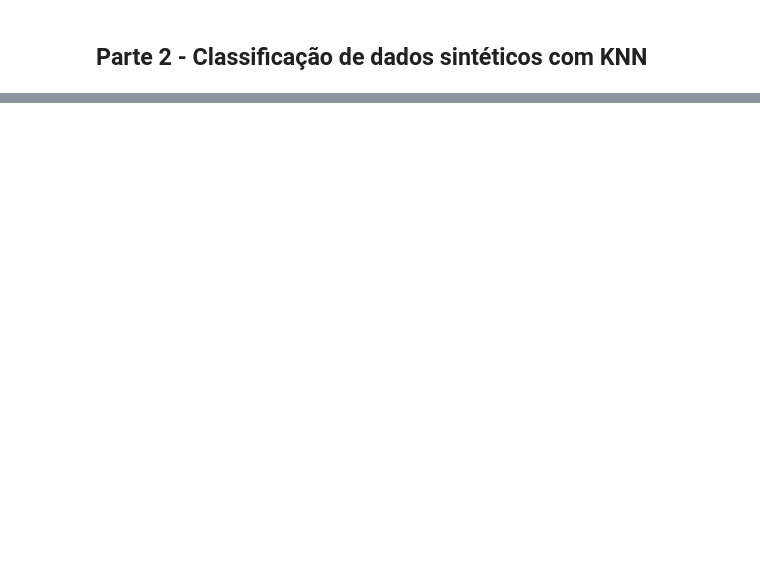
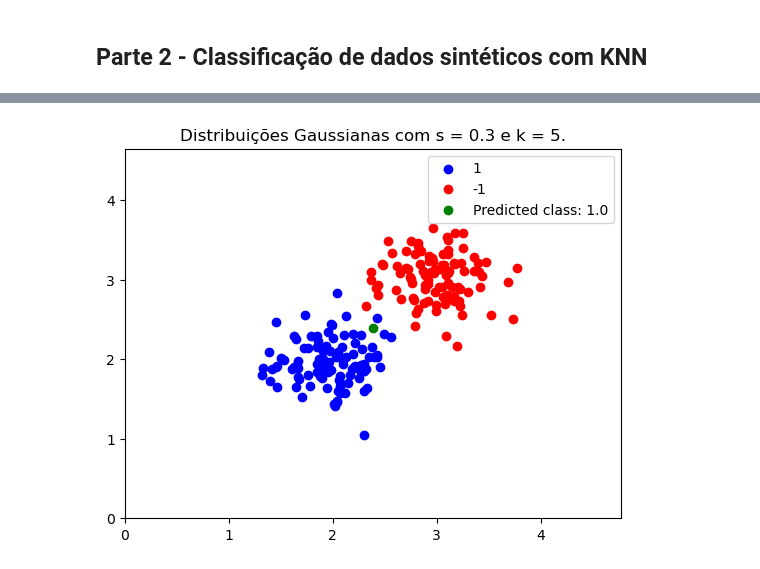
Before and after one commit to muzzidiogo/reconhecimento_de_padroes, a Jupyter notebook: KNN.ipynb, the cells around one changed output, grey strips where cells are left out. Cells and saved outputs as stored; diff of their text form; code cells hidden in the pictures; blank space fills up the shorter version.

```diff
--- a/KNN.ipynb
+++ b/KNN.ipynb
@@ -57,0 +120,4 @@ plt.scatter(X[100:, 0], X[100:, 1], c='r')
+# %%
+_ = plot_gaussians(100, 0.3, 5, x)
+# %% [output]
+[figure, added]
```
Also changed, not shown: parts of 13 cells of this notebook.
